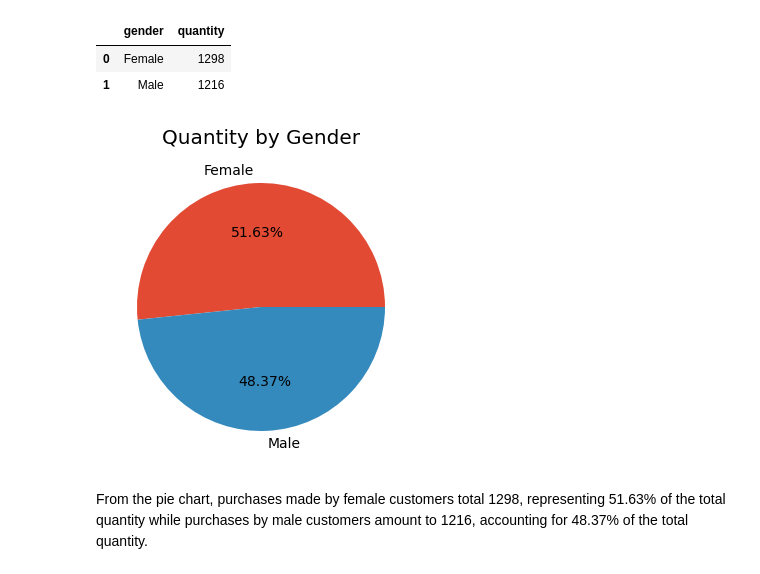
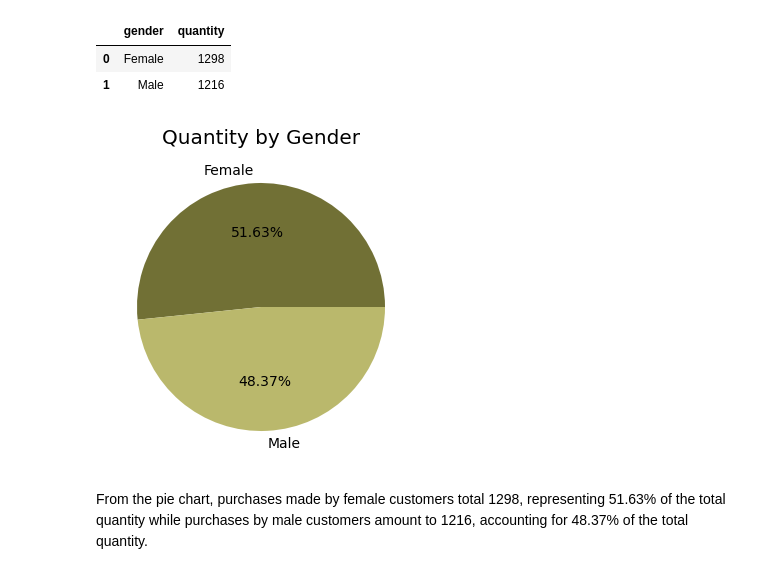
Before and after one commit to Diana-Injelwa/Exploratory-Data-Analysis-on-Retail-Sales, a Jupyter notebook: retail_sales_EDA.ipynb, the cells around one changed output. Saved outputs shown, nothing was run; the diff lists cells and outputs as text; code cells hidden in the pictures.

```diff
--- a/retail_sales_EDA.ipynb
+++ b/retail_sales_EDA.ipynb
@@ -269,22 +261,22 @@ quantity_by_gender
 # %%
 # Set the plot style and figure size
 plt.style.use('ggplot')
 plt.figure(figsize=(4,6))
 
 # Extract quantity data and gender labels from quantity_by_gender DataFrame
 quantity = quantity_by_gender['quantity']
 gender_labels = quantity_by_gender['gender']
-
+colors = ['#717035', '#BAB86C']
 # Creat a pie chart with quantity as the data and gender as labels
 # autopct displays percentage values with 2 decimal places
-plt.pie(quantity, labels=gender_labels, autopct='%.2f%%')
+plt.pie(quantity, labels=gender_labels, colors=colors, autopct='%.2f%%')
 
 # # Add a title to the pie chart
 plt.title('Quantity by Gender')
 
 plt.show()
 # %% [output]
-[figure, old version]
+[figure, new version]
 # %% [markdown]
 From the pie chart, purchases made by female customers total 1298, representing 51.63% of the total quantity while purchases by male customers amount to 1216, accounting for 48.37% of the total quantity.
 # %%
```
Also changed, not shown: parts of 15 cells of this notebook.
